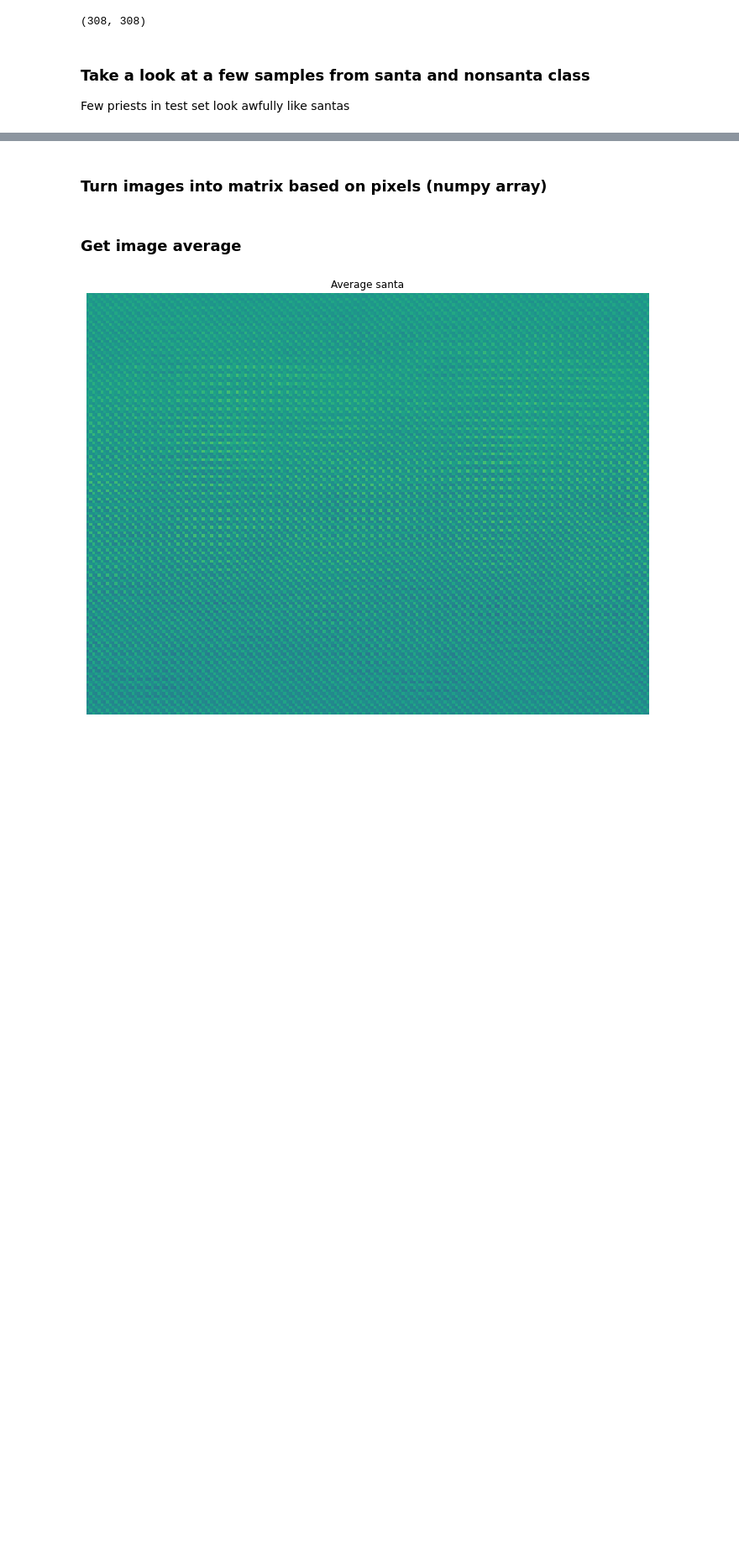
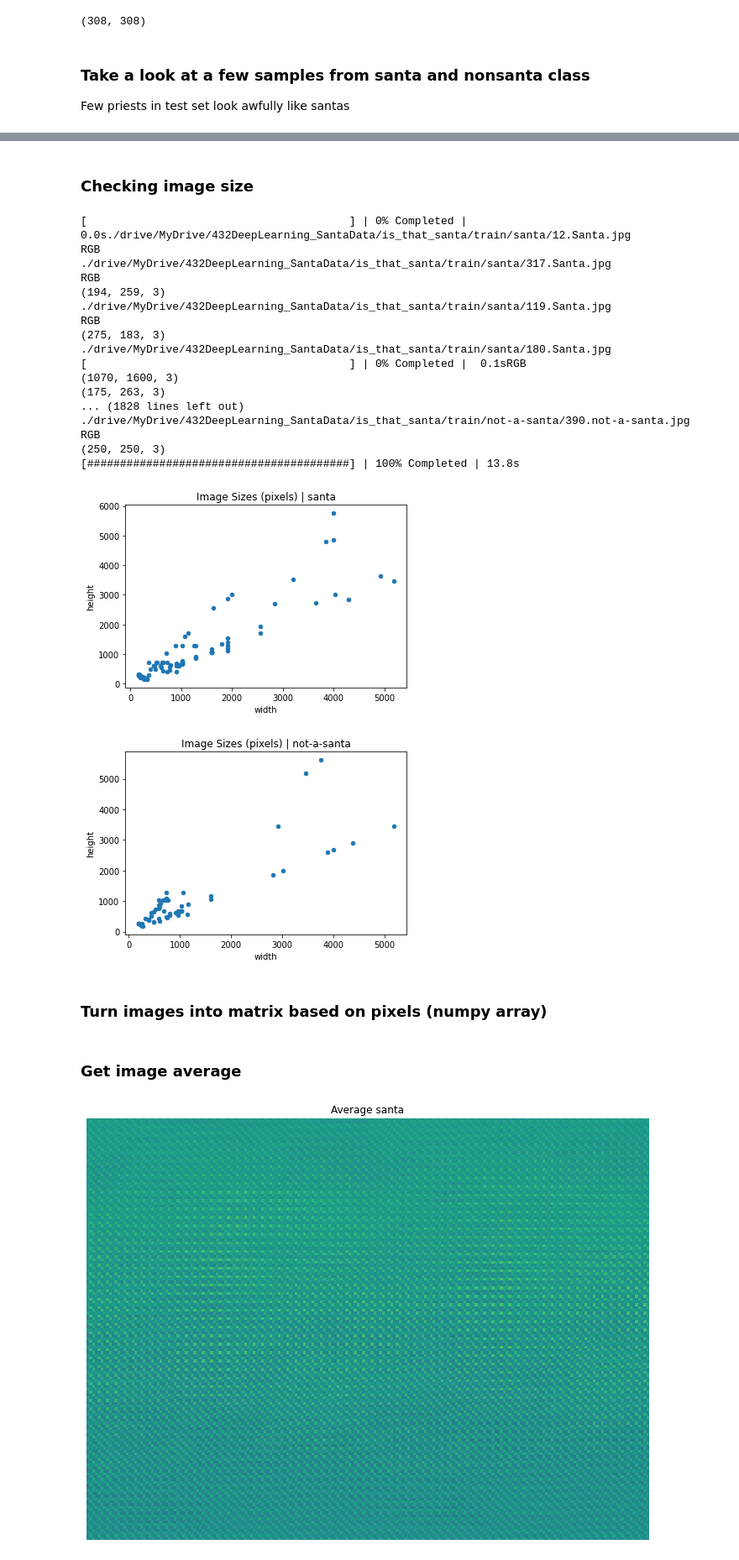
Before and after one commit to MargaretZhou/MISA-Bootcamp-2021, a Jupyter notebook: Santa.ipynb, the cells around one changed output, grey strips where cells are left out. Shown at 84% size. Saved outputs shown, nothing was run; the diff lists cells and outputs as text; code cells hidden in the pictures; blank space fills up the shorter version.

```diff
--- a/Santa.ipynb
+++ b/Santa.ipynb
@@ -118,3 +122,63 @@ plt.show()
+# %% [markdown]
+### Checking image size
+# %%
+directories = {'santa' : './drive/MyDrive/432DeepLearning_SantaData/is_that_santa/train/santa/',
+               'not-a-santa' : './drive/MyDrive/432DeepLearning_SantaData/is_that_santa/train/not-a-santa/'}
+
+def get_dims(file):
+  '''Returns dimenstions for an RBG image'''
+  im = Image.open(file)
+  print(file)
+  print(im.mode)
+  data = np.array(im)
+  #print(type(data))
+  print(data.shape)
+
+  # summarize shape
+  #print(data.shape)
+  # create Pillow image
+  #image2 = Image.fromarray(data)
+  #print(type(image2))
+
+  # summarize image details
+  #print(image2.mode)
+  #print(image2.size)
+  arr = np.array(im)
+  #h,w,d = arr.shape
+  h = arr.shape[0]
+  w = arr.shape[1]
+  return h,w
+
+for n,d in directories.items():
+  filepath = d
+  filelist = [filepath + f for f in os.listdir(filepath)]
+  dims = bag.from_sequence(filelist).map(get_dims)
+  with diagnostics.ProgressBar():
+    dims = dims.compute()
+    dim_df = pd.DataFrame(dims, columns=['height', 'width'])
+    sizes = dim_df.groupby(['height', 'width']).size().reset_index().rename(columns={0:'count'})
+    sizes.plot.scatter(x='width', y='height');
+    plt.title('Image Sizes (pixels) | {}'.format(n))
+# %% [output]
+[                                        ] | 0% Completed |  0.0s./drive/MyDrive/432DeepLearning_SantaData/is_that_santa/train/santa/12.Santa.jpg
+RGB
+./drive/MyDrive/432DeepLearning_SantaData/is_that_santa/train/santa/317.Santa.jpg
+RGB
+(194, 259, 3)
+./drive/MyDrive/432DeepLearning_SantaData/is_that_santa/train/santa/119.Santa.jpg
+RGB
+(275, 183, 3)
+./drive/MyDrive/432DeepLearning_SantaData/is_that_santa/train/santa/180.Santa.jpg
+[                                        ] | 0% Completed |  0.1sRGB
+(1070, 1600, 3)
+(175, 263, 3)
+... (1828 lines left out)
+./drive/MyDrive/432DeepLearning_SantaData/is_that_santa/train/not-a-santa/390.not-a-santa.jpg
+RGB
+(250, 250, 3)
+[########################################] | 100% Completed | 13.8s
+[figure, added]
+[figure, added]
 # %% [markdown]
 ### Turn images into matrix based on pixels (numpy array)
 # %%
```
Also changed, not shown: parts of 28 cells of this notebook.
